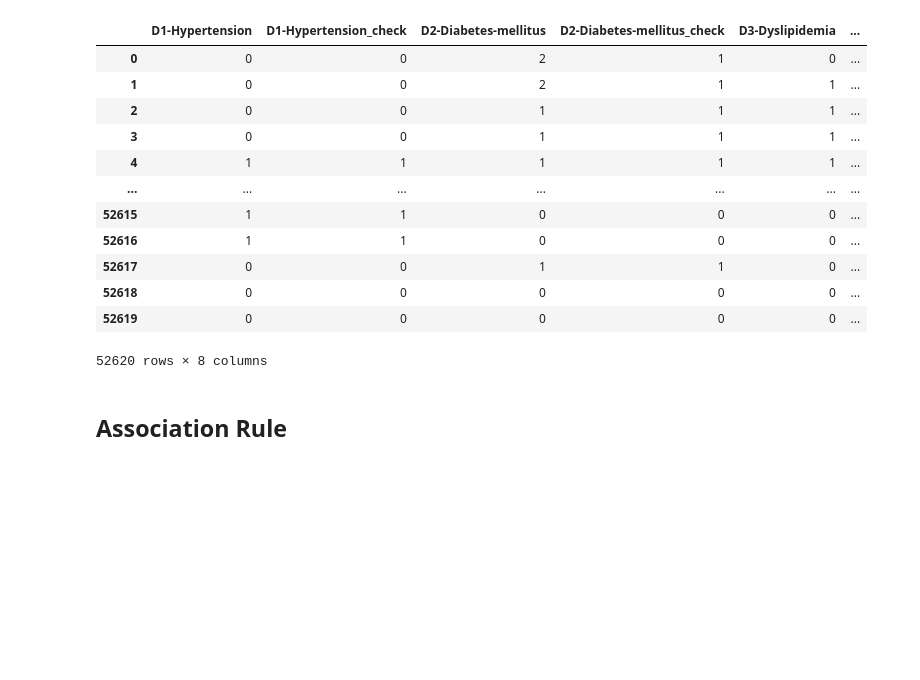
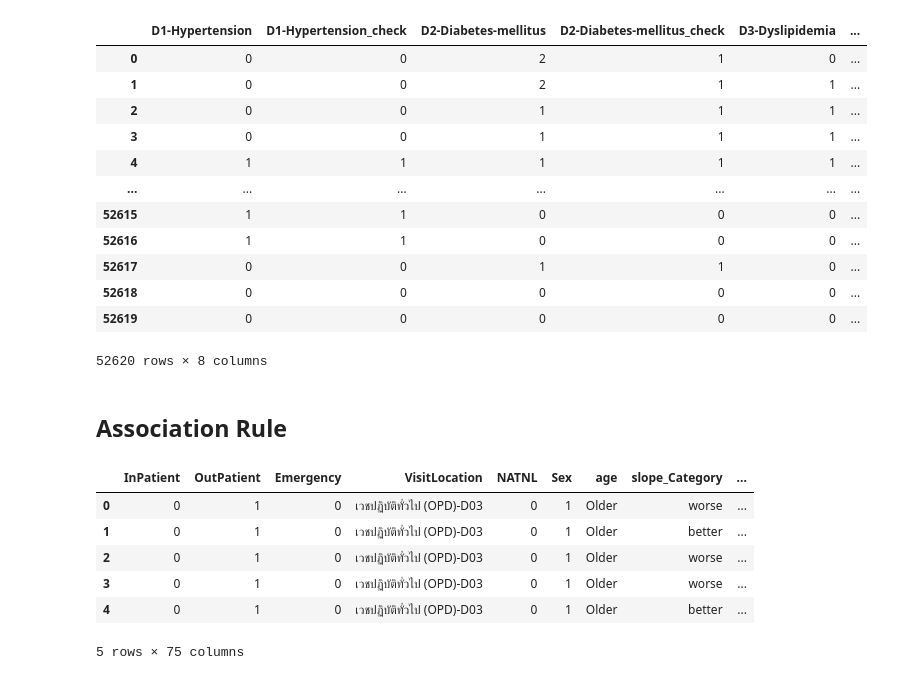
Before and after one commit to Aomaphisara/ULckdresearch2023, a Jupyter notebook: Association_rule.ipynb, the cells around one changed output. Cells and saved outputs as stored; diff of their text form; code cells hidden in the pictures; blank space fills up the shorter version.

```diff
--- a/Association_rule.ipynb
+++ b/Association_rule.ipynb
@@ -1068,3 +937,14 @@ df_selected[['D1-Hypertension','D1-Hypertension_check', 'D2-Diabetes-mellitus','
 52620 rows × 8 columns
 # %% [markdown]
 ## Association Rule
+# %%
+data = df_selected.iloc[:, :6].join(df_selected.iloc[:, 75:])
+data.head()
+# %% [output]
+|  | InPatient | OutPatient | Emergency | VisitLocation | NATNL | Sex | age | slope_Category | ... |
+| 0 | 0 | 1 | 0 | เวชปฏิบัติทั่วไป (OPD)-D03 | 0 | 1 | Older | worse | ... |
+| 1 | 0 | 1 | 0 | เวชปฏิบัติทั่วไป (OPD)-D03 | 0 | 1 | Older | better | ... |
+| 2 | 0 | 1 | 0 | เวชปฏิบัติทั่วไป (OPD)-D03 | 0 | 1 | Older | worse | ... |
+| 3 | 0 | 1 | 0 | เวชปฏิบัติทั่วไป (OPD)-D03 | 0 | 1 | Older | worse | ... |
+| 4 | 0 | 1 | 0 | เวชปฏิบัติทั่วไป (OPD)-D03 | 0 | 1 | Older | better | ... |
+5 rows × 75 columns
```
Also changed, not shown: parts of 20 cells of this notebook.
